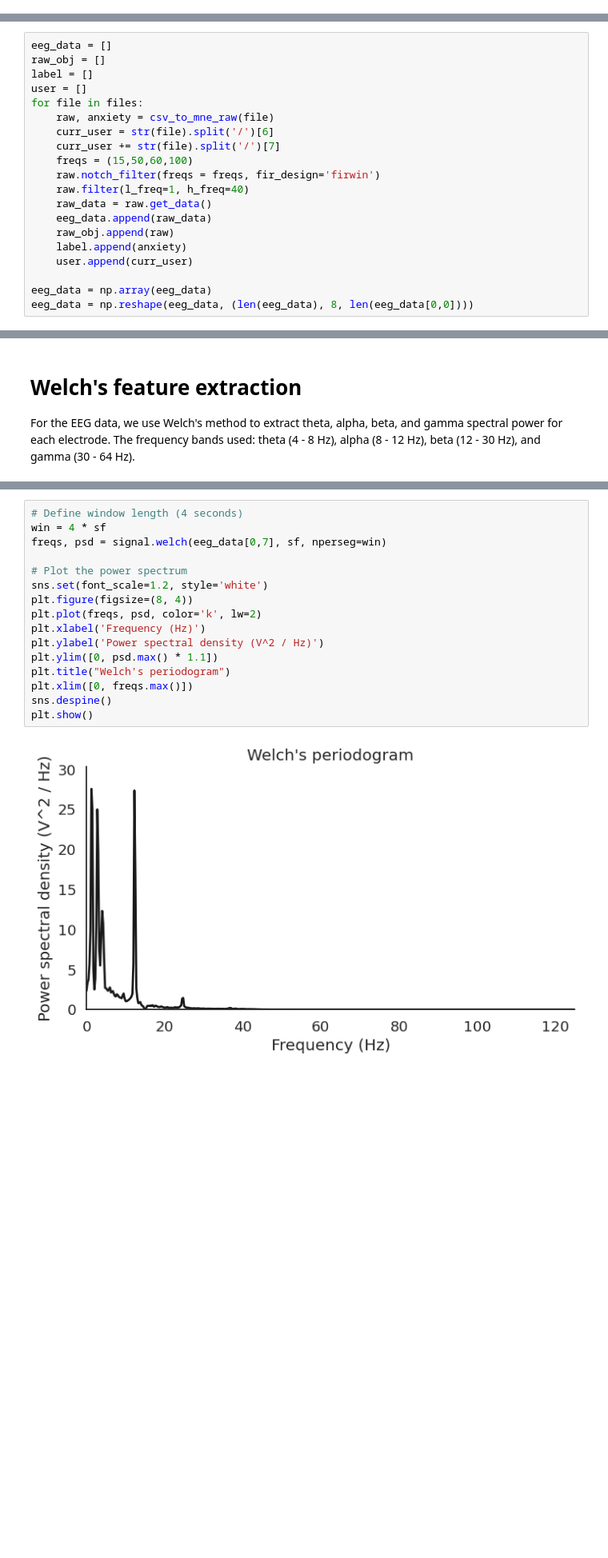
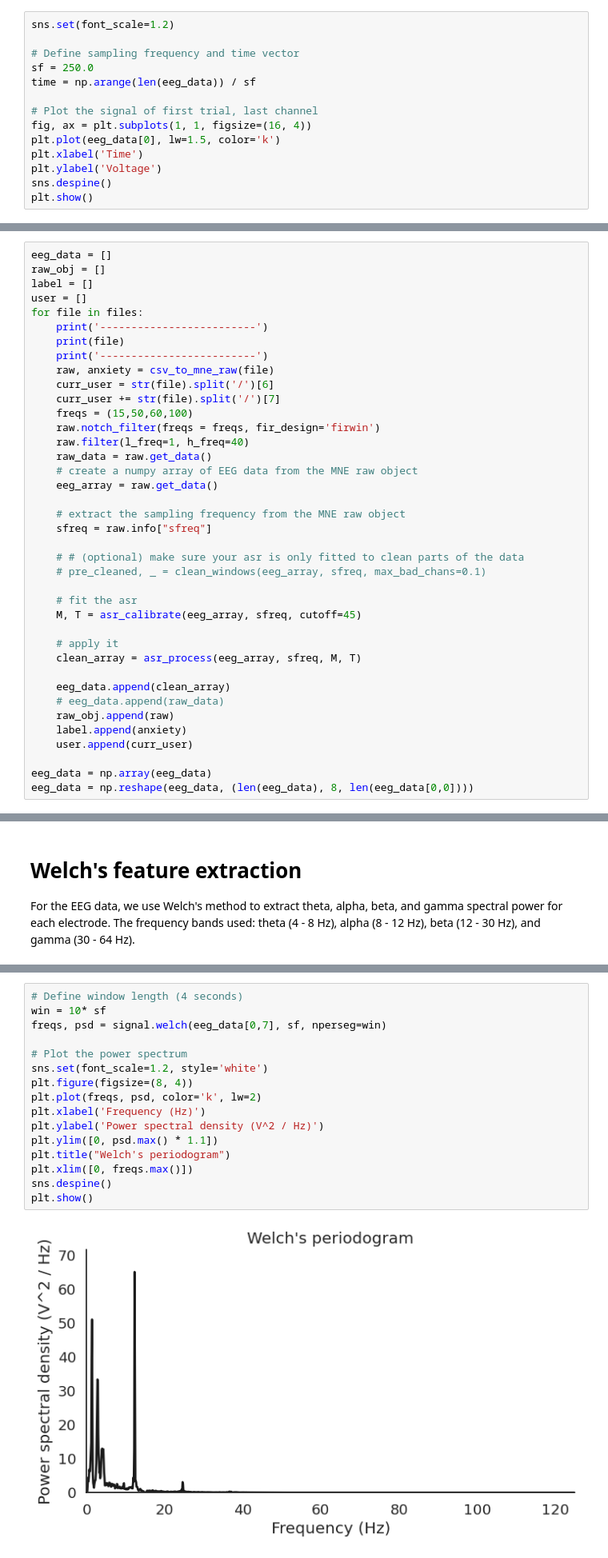
Before and after one commit to abhishek-topwal/OpenBCI_DataAnlaysis, a Jupyter notebook: anx_data_analysis.ipynb, the cells around one changed output, grey strips where cells are left out. Shown at 80% size. Drawn from its saved outputs; the diff is of its cells as text; blank space fills up the shorter version.

```diff
--- a/anx_data_analysis.ipynb
+++ b/anx_data_analysis.ipynb
@@ -110,0 +167,14 @@ def csv_to_mne_raw(csv_file_path):
+# %%
+sns.set(font_scale=1.2)
+
+# Define sampling frequency and time vector
+sf = 250.0
+time = np.arange(len(eeg_data)) / sf
+
+# Plot the signal of first trial, last channel
+fig, ax = plt.subplots(1, 1, figsize=(16, 4))
+plt.plot(eeg_data[0], lw=1.5, color='k')
+plt.xlabel('Time')
+plt.ylabel('Voltage')
+sns.despine()
+plt.show()
@@ -114,6 +194,9 @@ raw_obj = []
 label = []
 user = []
 for file in files:
+    print('-------------------------')
+    print(file)
+    print('-------------------------')
     raw, anxiety = csv_to_mne_raw(file)
     curr_user = str(file).split('/')[6]
     curr_user += str(file).split('/')[7]
@@ -121,7 +204,23 @@ for file in files:
     raw.notch_filter(freqs = freqs, fir_design='firwin')
     raw.filter(l_freq=1, h_freq=40)
     raw_data = raw.get_data()
-    eeg_data.append(raw_data)
+    # create a numpy array of EEG data from the MNE raw object
+    eeg_array = raw.get_data()
+
+    # extract the sampling frequency from the MNE raw object
+    sfreq = raw.info["sfreq"]
+
+    # # (optional) make sure your asr is only fitted to clean parts of the data
+    # pre_cleaned, _ = clean_windows(eeg_array, sfreq, max_bad_chans=0.1)
+
+    # fit the asr
+    M, T = asr_calibrate(eeg_array, sfreq, cutoff=45)
+
+    # apply it
+    clean_array = asr_process(eeg_array, sfreq, M, T)
+
+    eeg_data.append(clean_array)
+    # eeg_data.append(raw_data)
     raw_obj.append(raw)
     label.append(anxiety)
     user.append(curr_user)
@@ -156,21 +431,21 @@ plt.show()
 # %%
 # Define window length (4 seconds)
-win = 4 * sf
+win = 10* sf
 freqs, psd = signal.welch(eeg_data[0,7], sf, nperseg=win)
 
 # Plot the power spectrum
 sns.set(font_scale=1.2, style='white')
 plt.figure(figsize=(8, 4))
 plt.plot(freqs, psd, color='k', lw=2)
 plt.xlabel('Frequency (Hz)')
 plt.ylabel('Power spectral density (V^2 / Hz)')
 plt.ylim([0, psd.max() * 1.1])
 plt.title("Welch's periodogram")
 plt.xlim([0, freqs.max()])
 sns.despine()
 plt.show()
 # %% [output]
-[figure, old version]
+[figure, new version]
 # %%
 # Theta band, first trial
 evData_th = mne.EvokedArray(eeg_data[0], raw_obj[0].info)
```
Also changed, not shown: parts of 9 cells of this notebook, 21 other files.
